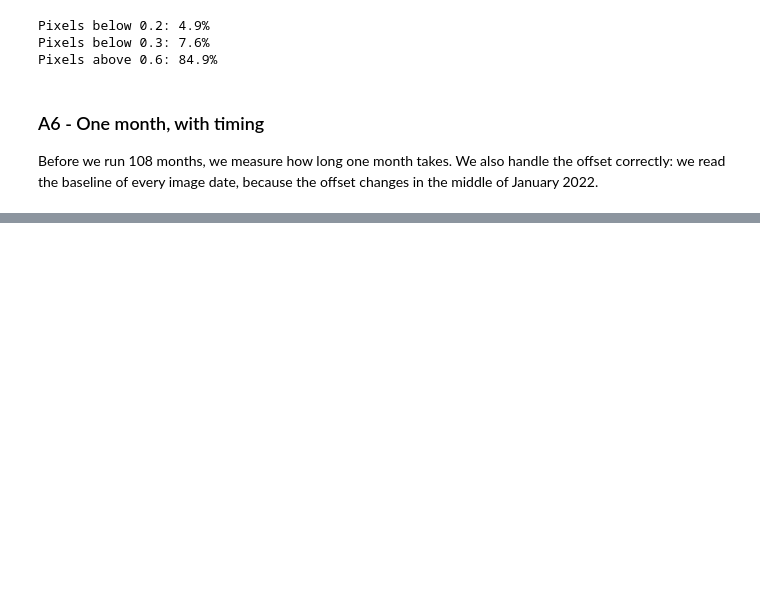
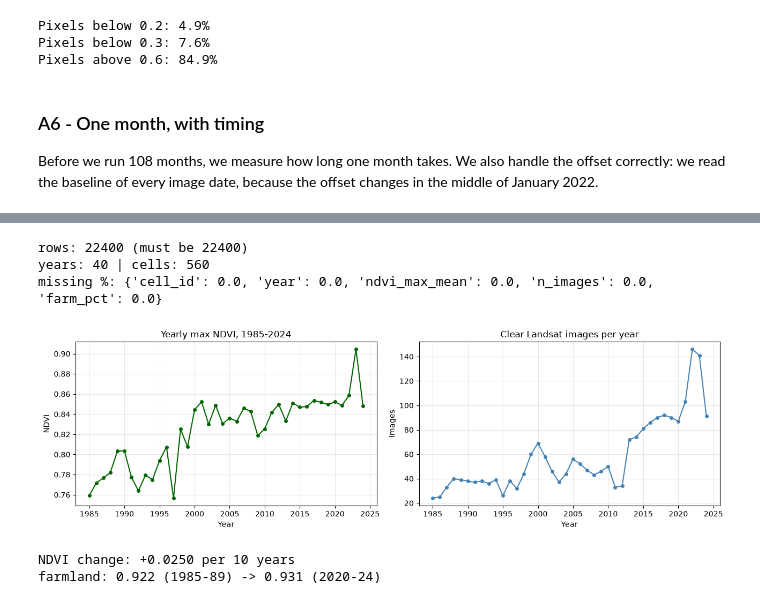
Before and after one commit to omardiab9951/Field-Shift-Adapting-Farms-with-NASA-Data-2026, a Jupyter notebook: notebooks/04_sentinel_landsat.ipynb, the cells around one changed output, grey strips where cells are left out. Drawn from its saved outputs; the diff is of its cells as text; code cells hidden in the pictures; blank space fills up the shorter version.

Commit message:
Add Landsat code and conclusion to notebook

```diff
--- a/notebooks/04_sentinel_landsat.ipynb
+++ b/notebooks/04_sentinel_landsat.ipynb
@@ -380,0 +846,37 @@ dates: 2 | time: 26 s
+# %%
+lfiles = sorted(os.listdir(LOUT))
+ls = pd.concat([pd.read_csv(f"{LOUT}/{f}") for f in lfiles], ignore_index=True)
+ls = ls.sort_values(["cell_id", "year"]).reset_index(drop=True)
+ls.to_csv("../data/processed/landsat_yearly.csv", index=False)
+
+print("rows:", len(ls), "(must be 22400)")
+print("years:", ls.year.nunique(), "| cells:", ls.cell_id.nunique())
+print("missing %:", (ls.isna().mean() * 100).round(2).to_dict())
+
+# The 40-year picture
+g = ls.groupby("year").agg(ndvi=("ndvi_max_mean", "mean"),
+                           farm=("farm_pct", "mean"),
+                           imgs=("n_images", "first"))
+
+fig, (a1, a2) = plt.subplots(1, 2, figsize=(13, 4))
+a1.plot(g.index, g.ndvi, "o-", color="darkgreen", ms=4)
+a1.set_title("Yearly max NDVI, 1985-2024"); a1.set_xlabel("Year"); a1.set_ylabel("NDVI")
+a1.grid(alpha=0.3)
+a2.plot(g.index, g.imgs, "o-", color="steelblue", ms=4)
+a2.set_title("Clear Landsat images per year"); a2.set_xlabel("Year"); a2.set_ylabel("Images")
+a2.grid(alpha=0.3)
+plt.tight_layout(); plt.show()
+
+# Is there a real trend?
+from numpy.polynomial import polynomial as Pl
+yrs = g.index.values.astype(float)
+slope = np.polyfit(yrs, g.ndvi.values, 1)[0]
+print(f"\nNDVI change: {slope * 10:+.4f} per 10 years")
+print(f"farmland: {g.farm.iloc[:5].mean():.3f} (1985-89) -> {g.farm.iloc[-5:].mean():.3f} (2020-24)")
+# %% [output]
+rows: 22400 (must be 22400)
+years: 40 | cells: 560
+missing %: {'cell_id': 0.0, 'year': 0.0, 'ndvi_max_mean': 0.0, 'n_images': 0.0, 'farm_pct': 0.0}
+[figure, added]
+NDVI change: +0.0250 per 10 years
+farmland: 0.922 (1985-89) -> 0.931 (2020-24)
```
Also changed, not shown: parts of 36 cells of this notebook.
